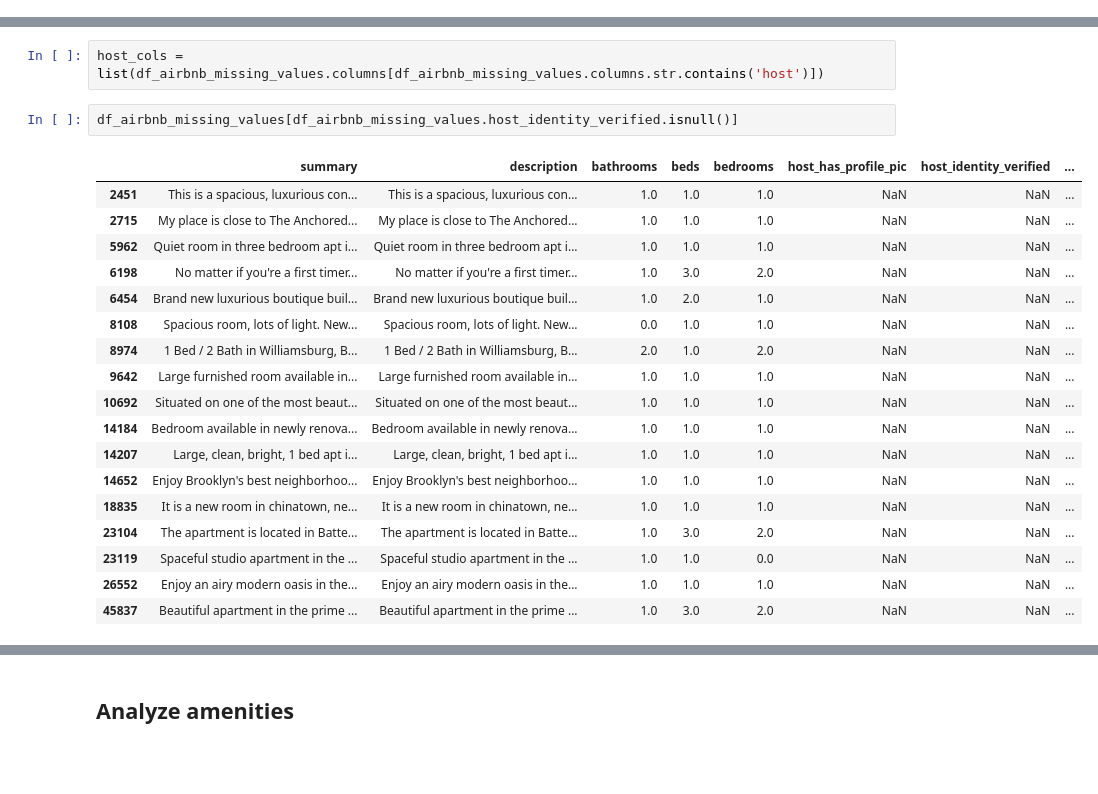
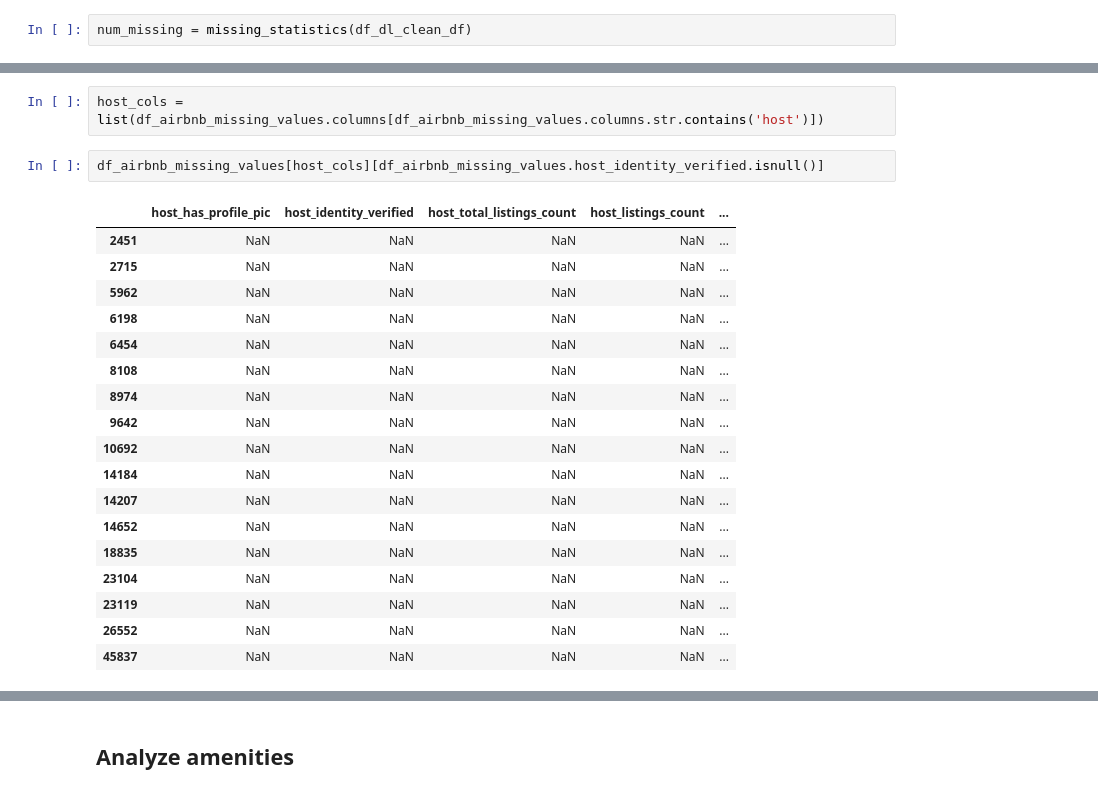
Before and after one commit to shravan-kuchkula/airbnb_nyc, a Jupyter notebook: notebooks/11_sk_data_cleaning.ipynb, the cells around one changed output, grey strips where cells are left out. Saved outputs shown, nothing was run; the diff lists cells and outputs as text; blank space fills up the shorter version.

Commit message:
Data cleaning notebook has been updated, a cleaned version of the dataset is now available

```diff
--- a/notebooks/11_sk_data_cleaning.ipynb
+++ b/notebooks/11_sk_data_cleaning.ipynb
@@ -278,3 +263,5 @@ num_missing.sort_values(by='num_missing', ascending=False)
+# %%
+num_missing = missing_statistics(df_dl_clean_df)
 # %% [markdown]
 Drop all columns which have more than 20% missing data.
 # %%
@@ -481,23 +460,23 @@ memory usage: 4.5+ MB
 # %%
 host_cols = list(df_airbnb_missing_values.columns[df_airbnb_missing_values.columns.str.contains('host')])
 # %%
-df_airbnb_missing_values[df_airbnb_missing_values.host_identity_verified.isnull()]
+df_airbnb_missing_values[host_cols][df_airbnb_missing_values.host_identity_verified.isnull()]
 # %% [output]
-|  | summary | description | bathrooms | beds | bedrooms | host_has_profile_pic | host_identity_verified | ... |
-| 2451 | This is a spacious, luxurious con... | This is a spacious, luxurious con... | 1.0 | 1.0 | 1.0 | NaN | NaN | ... |
-| 2715 | My place is close to The Anchored... | My place is close to The Anchored... | 1.0 | 1.0 | 1.0 | NaN | NaN | ... |
-| 5962 | Quiet room in three bedroom apt i... | Quiet room in three bedroom apt i... | 1.0 | 1.0 | 1.0 | NaN | NaN | ... |
-| 6198 | No matter if you're a first timer... | No matter if you're a first timer... | 1.0 | 3.0 | 2.0 | NaN | NaN | ... |
-| 6454 | Brand new luxurious boutique buil... | Brand new luxurious boutique buil... | 1.0 | 2.0 | 1.0 | NaN | NaN | ... |
-| 8108 | Spacious room, lots of light. New... | Spacious room, lots of light. New... | 0.0 | 1.0 | 1.0 | NaN | NaN | ... |
-| 8974 | 1 Bed / 2 Bath in Williamsburg, B... | 1 Bed / 2 Bath in Williamsburg, B... | 2.0 | 1.0 | 2.0 | NaN | NaN | ... |
-| 9642 | Large furnished room available in... | Large furnished room available in... | 1.0 | 1.0 | 1.0 | NaN | NaN | ... |
-| 10692 | Situated on one of the most beaut... | Situated on one of the most beaut... | 1.0 | 1.0 | 1.0 | NaN | NaN | ... |
-| 14184 | Bedroom available in newly renova... | Bedroom available in newly renova... | 1.0 | 1.0 | 1.0 | NaN | NaN | ... |
-| 14207 | Large, clean, bright, 1 bed apt i... | Large, clean, bright, 1 bed apt i... | 1.0 | 1.0 | 1.0 | NaN | NaN | ... |
-| 14652 | Enjoy Brooklyn's best neighborhoo... | Enjoy Brooklyn's best neighborhoo... | 1.0 | 1.0 | 1.0 | NaN | NaN | ... |
-| 18835 | It is a new room in chinatown, ne... | It is a new room in chinatown, ne... | 1.0 | 1.0 | 1.0 | NaN | NaN | ... |
-| 23104 | The apartment is located in Batte... | The apartment is located in Batte... | 1.0 | 3.0 | 2.0 | NaN | NaN | ... |
-| 23119 | Spaceful studio apartment in the ... | Spaceful studio apartment in the ... | 1.0 | 1.0 | 0.0 | NaN | NaN | ... |
-| 26552 | Enjoy an airy modern oasis in the... | Enjoy an airy modern oasis in the... | 1.0 | 1.0 | 1.0 | NaN | NaN | ... |
-| 45837 | Beautiful apartment in the prime ... | Beautiful apartment in the prime ... | 1.0 | 3.0 | 2.0 | NaN | NaN | ... |
+|  | host_has_profile_pic | host_identity_verified | host_total_listings_count | host_listings_count | ... |
+| 2451 | NaN | NaN | NaN | NaN | ... |
+| 2715 | NaN | NaN | NaN | NaN | ... |
+| 5962 | NaN | NaN | NaN | NaN | ... |
+| 6198 | NaN | NaN | NaN | NaN | ... |
+| 6454 | NaN | NaN | NaN | NaN | ... |
+| 8108 | NaN | NaN | NaN | NaN | ... |
+| 8974 | NaN | NaN | NaN | NaN | ... |
+| 9642 | NaN | NaN | NaN | NaN | ... |
+| 10692 | NaN | NaN | NaN | NaN | ... |
+| 14184 | NaN | NaN | NaN | NaN | ... |
+| 14207 | NaN | NaN | NaN | NaN | ... |
+| 14652 | NaN | NaN | NaN | NaN | ... |
+| 18835 | NaN | NaN | NaN | NaN | ... |
+| 23104 | NaN | NaN | NaN | NaN | ... |
+| 23119 | NaN | NaN | NaN | NaN | ... |
+| 26552 | NaN | NaN | NaN | NaN | ... |
+| 45837 | NaN | NaN | NaN | NaN | ... |
```
Also changed, not shown: parts of 43 cells of this notebook, 1 other file.
